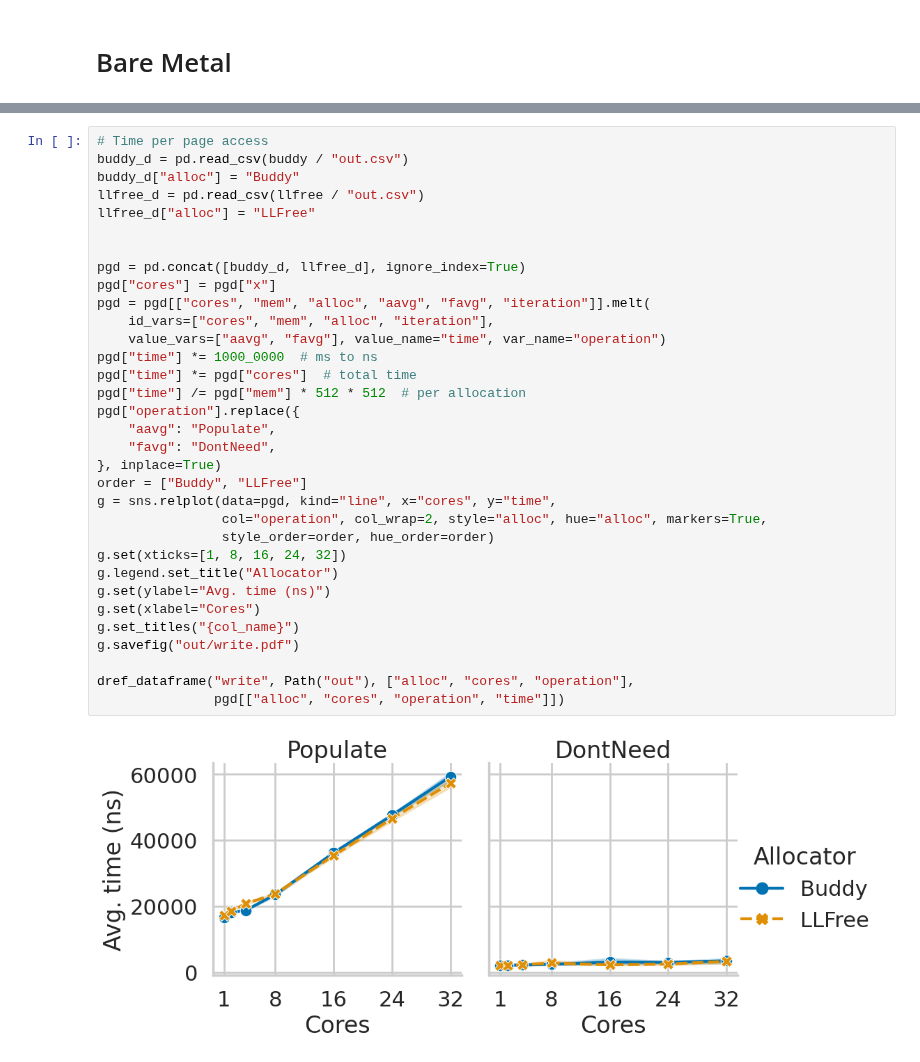
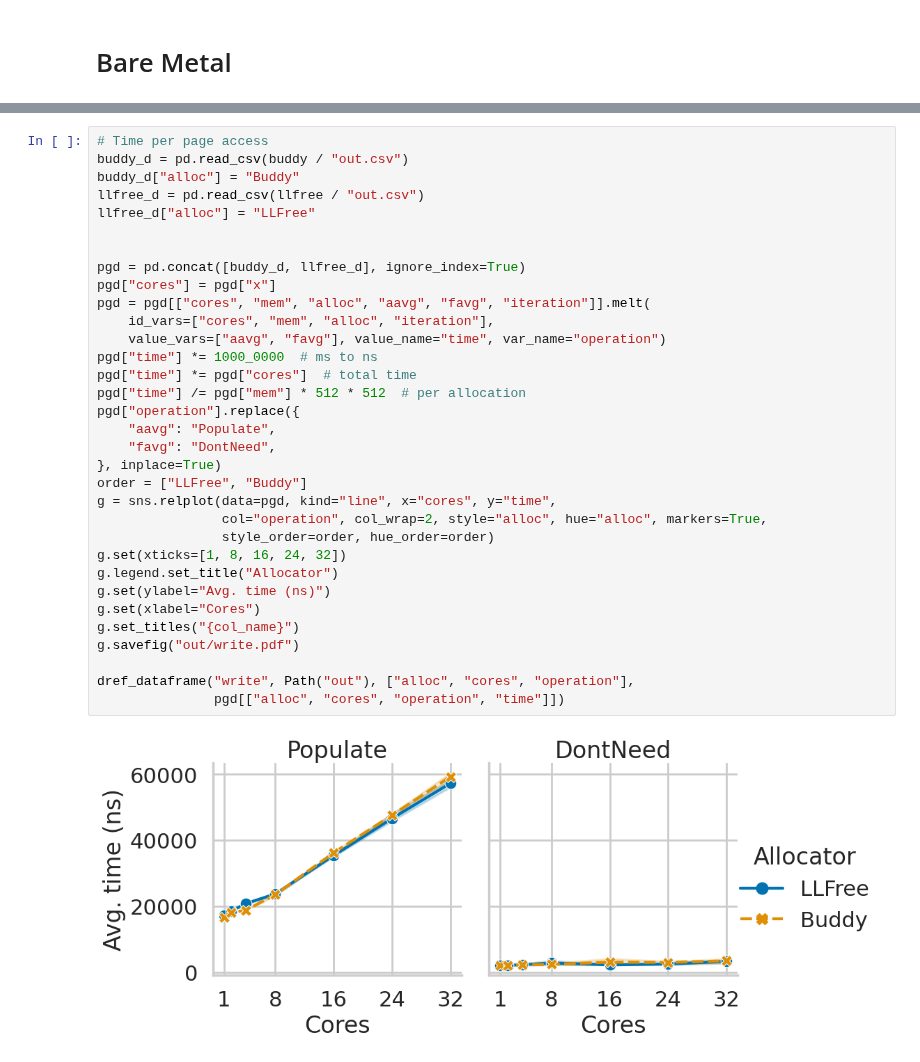
Before and after one commit to luhsra/llfree-bench, a Jupyter notebook: write.ipynb, the cells around one changed output, grey strips where cells are left out. Cells and saved outputs as stored; diff of their text form.

```diff
--- a/write.ipynb
+++ b/write.ipynb
@@ -48,32 +48,32 @@ buddy_d = pd.read_csv(buddy / "out.csv")
 buddy_d["alloc"] = "Buddy"
 llfree_d = pd.read_csv(llfree / "out.csv")
 llfree_d["alloc"] = "LLFree"
 
 
 pgd = pd.concat([buddy_d, llfree_d], ignore_index=True)
 pgd["cores"] = pgd["x"]
 pgd = pgd[["cores", "mem", "alloc", "aavg", "favg", "iteration"]].melt(
     id_vars=["cores", "mem", "alloc", "iteration"],
     value_vars=["aavg", "favg"], value_name="time", var_name="operation")
 pgd["time"] *= 1000_0000  # ms to ns
 pgd["time"] *= pgd["cores"]  # total time
 pgd["time"] /= pgd["mem"] * 512 * 512  # per allocation
 pgd["operation"].replace({
     "aavg": "Populate",
     "favg": "DontNeed",
 }, inplace=True)
-order = ["Buddy", "LLFree"]
+order = ["LLFree", "Buddy"]
 g = sns.relplot(data=pgd, kind="line", x="cores", y="time",
                 col="operation", col_wrap=2, style="alloc", hue="alloc", markers=True,
                 style_order=order, hue_order=order)
 g.set(xticks=[1, 8, 16, 24, 32])
 g.legend.set_title("Allocator")
 g.set(ylabel="Avg. time (ns)")
 g.set(xlabel="Cores")
 g.set_titles("{col_name}")
 g.savefig("out/write.pdf")
 
 dref_dataframe("write", Path("out"), ["alloc", "cores", "operation"],
                pgd[["alloc", "cores", "operation", "time"]])
 # %% [output]
-[figure, old version]
+[figure, new version]
```
Also changed, not shown: parts of 1 cell of this notebook, 3 other files.
